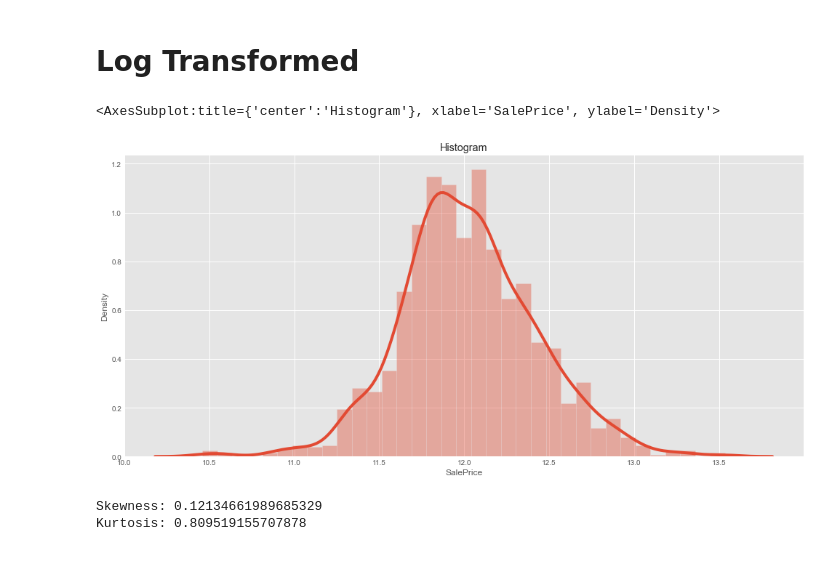
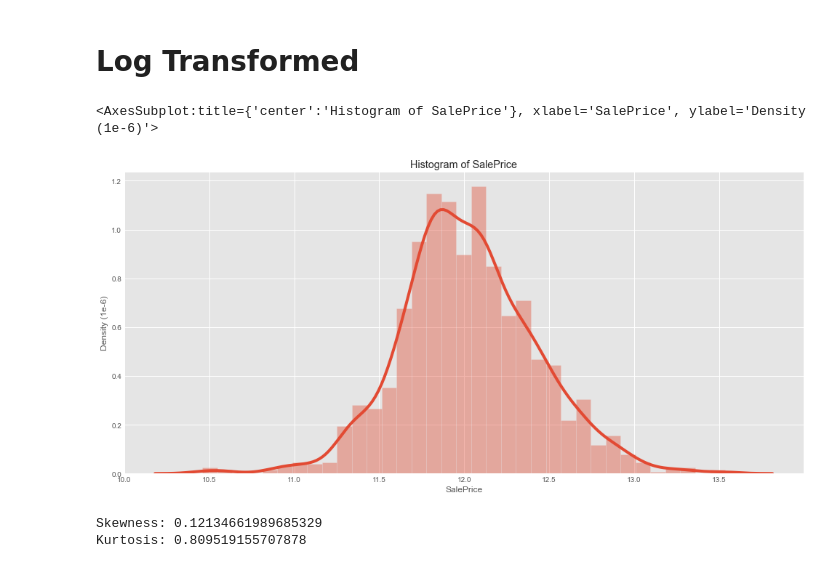
Before and after one commit to kennybagzz/Iowa-House-Prices-Prediction, a Jupyter notebook: house-prices-advanced-regression-techniques/EDA.ipynb, the cells around one changed output. Cells and saved outputs as stored; diff of their text form; code cells hidden in the pictures.

```diff
--- a/house-prices-advanced-regression-techniques/EDA.ipynb
+++ b/house-prices-advanced-regression-techniques/EDA.ipynb
@@ -349,26 +349,26 @@ Kurtosis: 6.536281860064529
 # %%
 import seaborn as sns
 import matplotlib.pyplot as plt
 import matplotlib.gridspec as gridspec
 from scipy import stats
 import matplotlib.style as style
 style.use('ggplot')
 
 
 fig = plt.figure(constrained_layout=True, figsize=(20,18))
 ## creating a grid of 3 cols and 3 rows.
 grid = gridspec.GridSpec(ncols=3, nrows=3, figure=fig)
 #gs = fig3.add_gridspec(3, 3)
 
 ## Customizing the histogram grid.
-ax1 = fig.add_subplot(grid[0, :2])
+ax1 = fig.add_subplot(grid[0, :2],ylabel = "Density (1e-6)")
 ## Set the title.
-ax1.set_title('Histogram')
+ax1.set_title('Histogram of SalePrice')
 ## plot the histogram.
 sns.distplot(np.log1p(train["SalePrice"]), norm_hist=True, ax = ax1)
 # %% [output]
-<AxesSubplot:title={'center':'Histogram'}, xlabel='SalePrice', ylabel='Density'>
+<AxesSubplot:title={'center':'Histogram of SalePrice'}, xlabel='SalePrice', ylabel='Density (1e-6)'>
-[figure, old version]
+[figure, new version]
 # %%
 print("Skewness: " + str(np.log1p(train["SalePrice"]).skew()))
 print("Kurtosis: " + str(np.log1p(train["SalePrice"]).kurt()))
```
Also changed, not shown: parts of 8 cells of this notebook, 1 other file.
